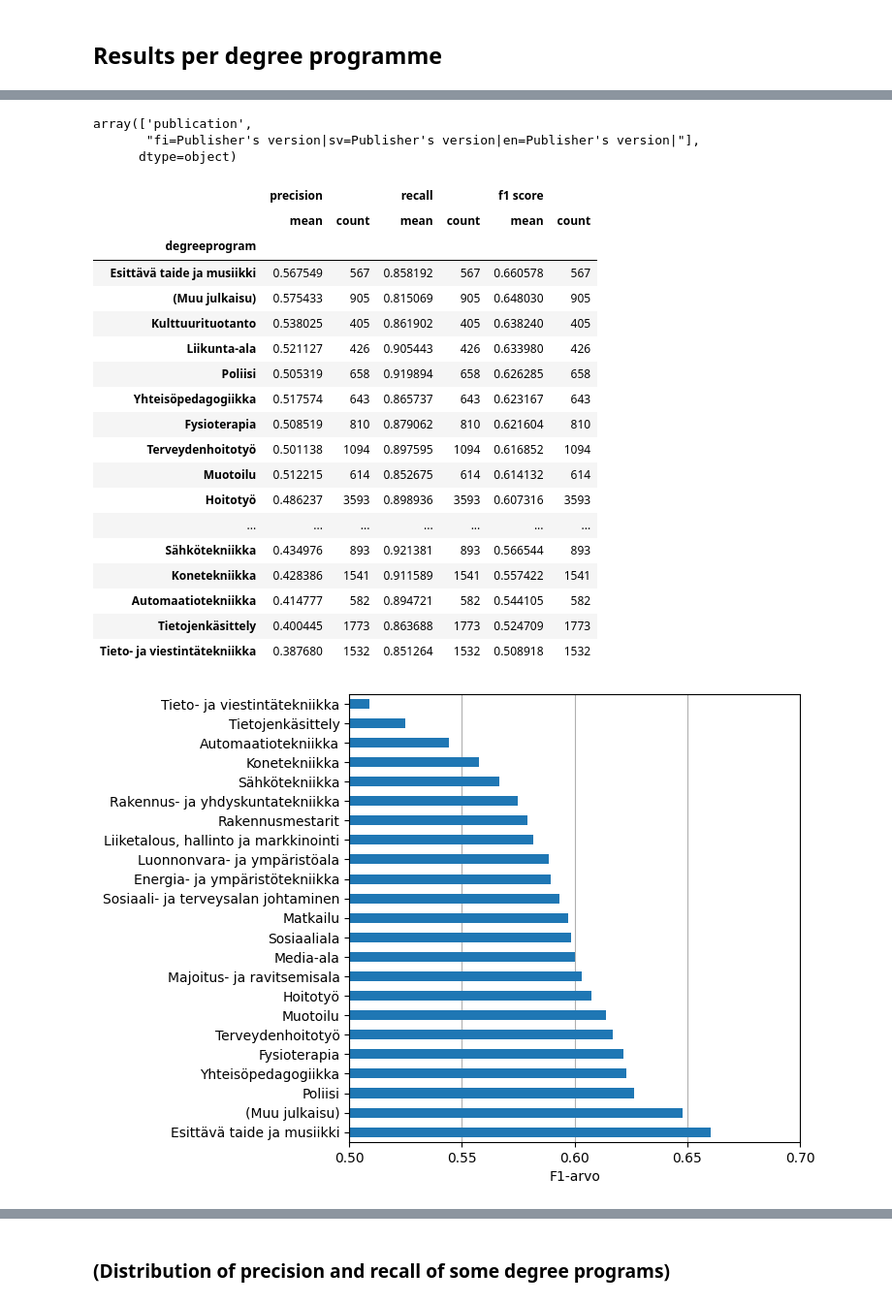
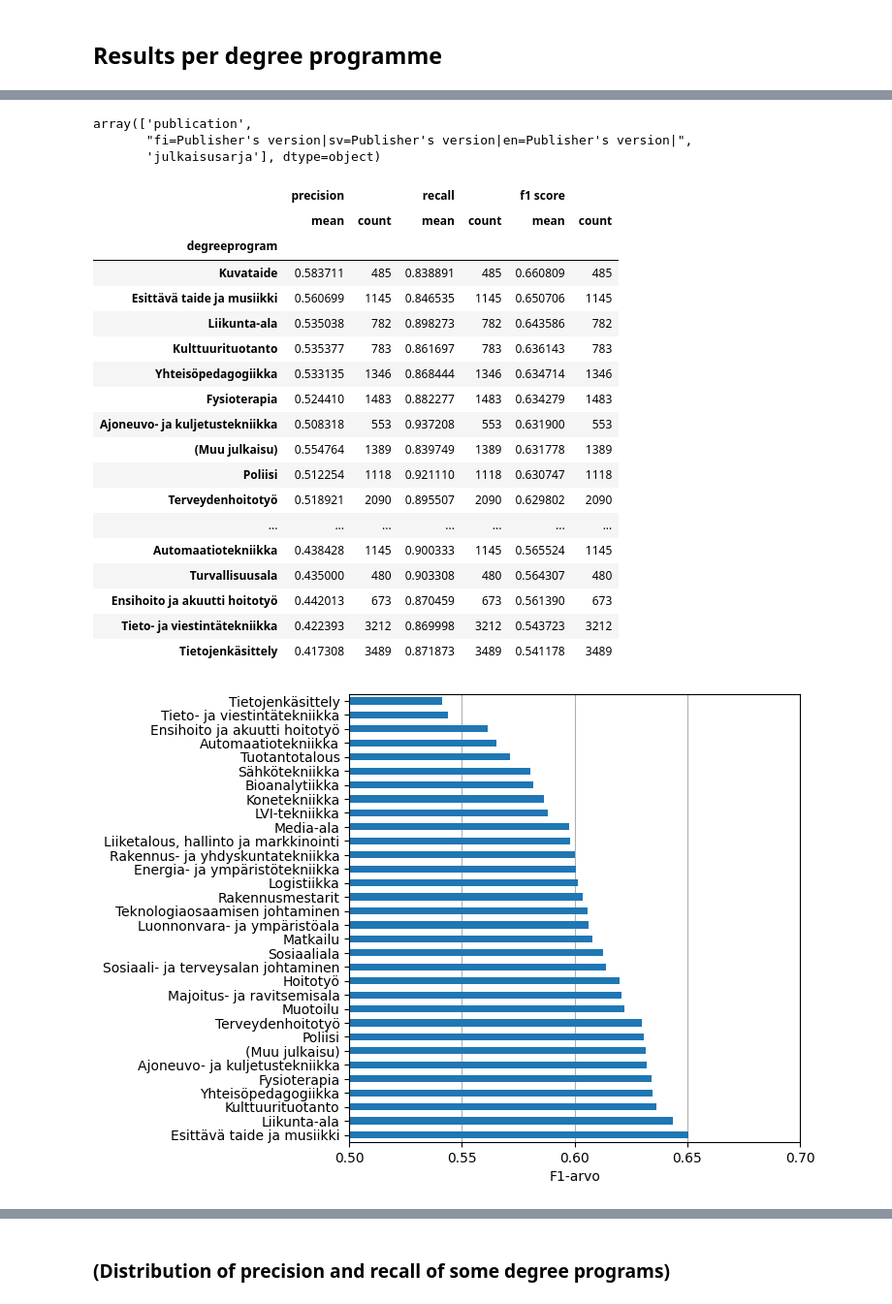
Before and after one commit to NatLibFi/FintoAI-data-YSO, a Jupyter notebook: repository-metrics-analysis/analyse-theseus-tietolinja.ipynb, the cells around one changed output, grey strips where cells are left out. Shown at 97% size. Drawn from its saved outputs; the diff is of its cells as text; code cells hidden in the pictures.

```diff
--- a/repository-metrics-analysis/analyse-theseus-tietolinja.ipynb
+++ b/repository-metrics-analysis/analyse-theseus-tietolinja.ipynb
@@ -133,7 +136,7 @@ def plot_scores(df):
         plt.axvline(upd, color='red', linestyle='--')
 
     # plot precision, recall, f1 as a function of time. Label with month start
-    df_monthly = df.set_index("date_accessioned").resample('MS').mean()
+    df_monthly = df[['precision', 'recall', 'f1 score', 'date_accessioned']].set_index("date_accessioned").resample('MS').mean()
     df_monthly.plot(marker='o', ax=plt.gca())
     # labels = [x.strftime("%Y-%m") for x in df_monthly.index]
     # plt.gca().set_xticklabels(labels, rotation=45)
@@ -172,6 +175,9 @@ annif_updates = [
     "2021-11-11",
     "2022-06-21",
     "2022-11-22",
+    "2023-06-06",
+    "2023-09-04",
+    "2024-05-02",
 ]
 # convert to datetime with utc timezone
 annif_updates = [datetime.datetime.strptime(x, "%Y-%m-%d").replace(tzinfo=datetime.timezone.utc) for x in annif_updates]
@@ -206,5 +211,6 @@ print(len(df_sv))
 # %%
-df_fi = df_fi[df_fi.date_accessioned < "2023-04-01"]
+df_fi = df_fi[df_fi.date_accessioned < "2025-01-31"]
+# df_fi.drop(columns=['title', 'id', 'language', 'type'], inplace=True)
 
 df_fi = add_subjects_uris(df_fi, 'fi', source_col='subjects_all')
 get_number_of_rows(df_fi)
@@ -570,14 +616,14 @@ array(['fi=Rakennus- ja yhdyskuntatekniikka|sv=Byggnads- och samhällsteknik|en=
 df_fi[df_fi.degreeprogram == ''].type.unique()
 # %% [output]
 array(['publication',
-       "fi=Publisher's version|sv=Publisher's version|en=Publisher's version|"],
-      dtype=object)
+       "fi=Publisher's version|sv=Publisher's version|en=Publisher's version|",
+       'julkaisusarja'], dtype=object)
 # %%
 # assign special value to empty degreeprogram
 df_fi.loc[df_fi.degreeprogram == '', 'degreeprogram'] = '(Muu julkaisu)'
 # %%
 # mean precision, recall, f1 score for each degree program and sort by f1 score
-df_per_dp = df_fi.groupby("degreeprogram")['precision', 'recall', 'f1 score'].agg(['mean', 'count']).sort_values(by=('f1 score', 'mean'), ascending=False)
+df_per_dp = df_fi.groupby("degreeprogram")[['precision', 'recall', 'f1 score']].agg(['mean', 'count']).sort_values(by=('f1 score', 'mean'), ascending=False)
 # rename degree program entries to take only the first part of the name
 df_per_dp.index = df_per_dp.index.map(lambda x: x.split("|")[0].lstrip("fi="))
 
@@ -588,33 +634,33 @@ df_per_dp[df_per_dp.precision['count'] > 400]
 |  | precision |  | recall |  | f1 score |  |
 |  | mean | count | mean | count | mean | count |
 | degreeprogram |  |  |  |  |  |  |
-| Esittävä taide ja musiikki | 0.567549 | 567 | 0.858192 | 567 | 0.660578 | 567 |
-| (Muu julkaisu) | 0.575433 | 905 | 0.815069 | 905 | 0.648030 | 905 |
-| Kulttuurituotanto | 0.538025 | 405 | 0.861902 | 405 | 0.638240 | 405 |
-| Liikunta-ala | 0.521127 | 426 | 0.905443 | 426 | 0.633980 | 426 |
-| Poliisi | 0.505319 | 658 | 0.919894 | 658 | 0.626285 | 658 |
-| Yhteisöpedagogiikka | 0.517574 | 643 | 0.865737 | 643 | 0.623167 | 643 |
-| Fysioterapia | 0.508519 | 810 | 0.879062 | 810 | 0.621604 | 810 |
-| Terveydenhoitotyö | 0.501138 | 1094 | 0.897595 | 1094 | 0.616852 | 1094 |
-| Muotoilu | 0.512215 | 614 | 0.852675 | 614 | 0.614132 | 614 |
-| Hoitotyö | 0.486237 | 3593 | 0.898936 | 3593 | 0.607316 | 3593 |
+| Kuvataide | 0.583711 | 485 | 0.838891 | 485 | 0.660809 | 485 |
+| Esittävä taide ja musiikki | 0.560699 | 1145 | 0.846535 | 1145 | 0.650706 | 1145 |
+| Liikunta-ala | 0.535038 | 782 | 0.898273 | 782 | 0.643586 | 782 |
+| Kulttuurituotanto | 0.535377 | 783 | 0.861697 | 783 | 0.636143 | 783 |
+| Yhteisöpedagogiikka | 0.533135 | 1346 | 0.868444 | 1346 | 0.634714 | 1346 |
+| Fysioterapia | 0.524410 | 1483 | 0.882277 | 1483 | 0.634279 | 1483 |
+| Ajoneuvo- ja kuljetustekniikka | 0.508318 | 553 | 0.937208 | 553 | 0.631900 | 553 |
+| (Muu julkaisu) | 0.554764 | 1389 | 0.839749 | 1389 | 0.631778 | 1389 |
+| Poliisi | 0.512254 | 1118 | 0.921110 | 1118 | 0.630747 | 1118 |
+| Terveydenhoitotyö | 0.518921 | 2090 | 0.895507 | 2090 | 0.629802 | 2090 |
 | ... | ... | ... | ... | ... | ... | ... |
-| Sähkötekniikka | 0.434976 | 893 | 0.921381 | 893 | 0.566544 | 893 |
-| Konetekniikka | 0.428386 | 1541 | 0.911589 | 1541 | 0.557422 | 1541 |
-| Automaatiotekniikka | 0.414777 | 582 | 0.894721 | 582 | 0.544105 | 582 |
-| Tietojenkäsittely | 0.400445 | 1773 | 0.863688 | 1773 | 0.524709 | 1773 |
-| Tieto- ja viestintätekniikka | 0.387680 | 1532 | 0.851264 | 1532 | 0.508918 | 1532 |
+| Automaatiotekniikka | 0.438428 | 1145 | 0.900333 | 1145 | 0.565524 | 1145 |
+| Turvallisuusala | 0.435000 | 480 | 0.903308 | 480 | 0.564307 | 480 |
+| Ensihoito ja akuutti hoitotyö | 0.442013 | 673 | 0.870459 | 673 | 0.561390 | 673 |
+| Tieto- ja viestintätekniikka | 0.422393 | 3212 | 0.869998 | 3212 | 0.543723 | 3212 |
+| Tietojenkäsittely | 0.417308 | 3489 | 0.871873 | 3489 | 0.541178 | 3489 |
 # %%
 df_per_dp[df_per_dp.precision['count'] > 500]['f1 score']['mean'].plot.barh(figsize=(6, 6))
 plt.ylabel(None)
 plt.xlim(0.5, 0.7)
-plt.xticks(pd.np.arange(0.5, 0.75, 0.05))
+plt.xticks(np.arange(0.5, 0.75, 0.05))
 plt.xlabel("F1-arvo")
 plt.grid(axis='x')
 plt.gca().set_axisbelow(True)
-plt.savefig('kuva-4.svg', format='svg', bbox_inches='tight')
+# plt.savefig('kuva-4.svg', format='svg', bbox_inches='tight')
 # %% [output]
-[figure, old version]
+[figure, new version]
 # %%
 df_per_dp[df_per_dp.precision['count'] > 500]['precision']['mean'].plot.barh(figsize=(6, 6))
 plt.ylabel(None)
```
Also changed, not shown: parts of 31 cells of this notebook.
